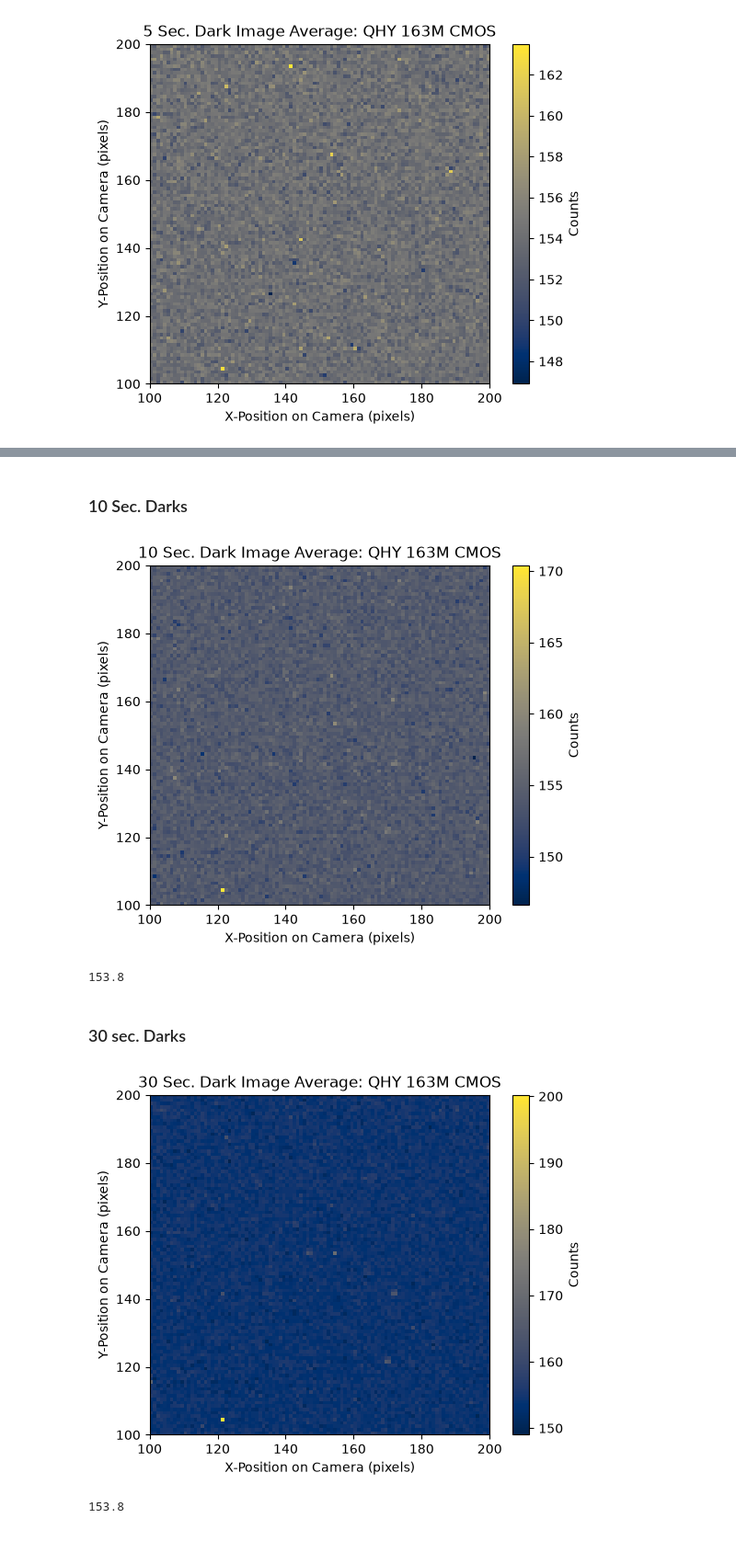
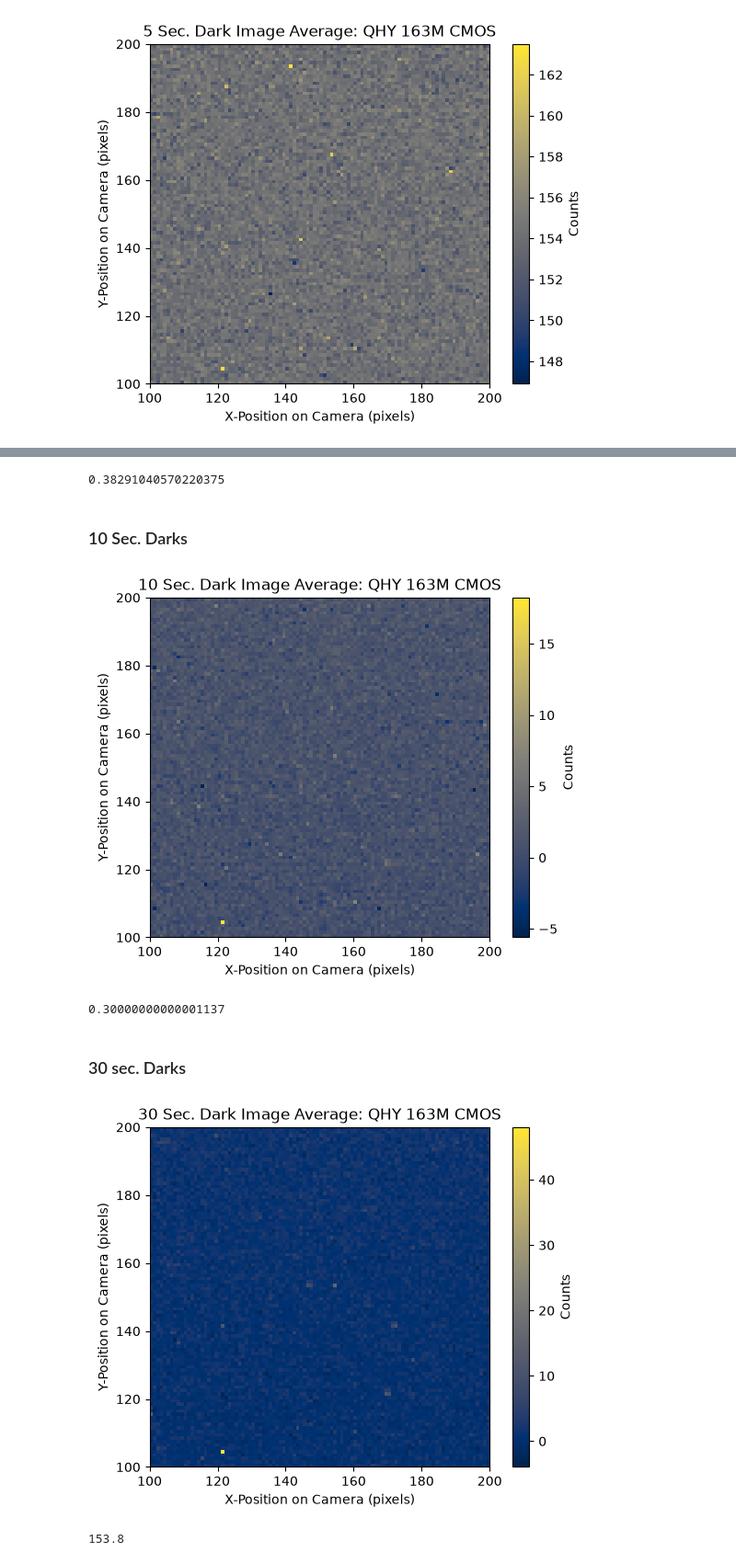
Before and after one commit to JadenSwan/ASTR362, a Jupyter notebook: lab_1copy.ipynb, the cells around one changed output, grey strips where cells are left out. Shown at 92% size. Cells and saved outputs as stored; diff of their text form; code cells hidden in the pictures.

Commit message:
corrected code at random noise section and subtracted bias from darks

```diff
--- a/lab_1copy.ipynb
+++ b/lab_1copy.ipynb
@@ -209,0 +204,8 @@ print(b)
+# %%
+##Darks with bias removed##
+def darknobias(dark, bias):
+    darkminusbias = np.zeros([3522,4656])
+    for i in range(3522):
+        for j in range(4656):
+            darkminusbias[i,j] = (dark[i,j]-bias[i,j])
+    return darkminusbias
@@ -210,3 +224,7 @@ print(b)
+# %%
+print(np.mean(spark_nobias))
+# %% [output]
+0.38291040570220375
 # %% [markdown]
 ### 10 Sec. Darks
 # %%
@@ -222,17 +241,17 @@ torch = img_average(dark10_dataarray)
 # %%
 # 10 Sec Dark Img. Avg #
-plt.imshow(torch[100:200,100:200], cmap = 'cividis',extent= [100,200,100,200])
+plt.imshow(torch_nobias[100:200,100:200], cmap = 'cividis',extent= [100,200,100,200])
 plt.colorbar(label = 'Counts')
 plt.xlabel('X-Position on Camera (pixels)')
 plt.ylabel('Y-Position on Camera (pixels)')
 plt.title('10 Sec. Dark Image Average: QHY 163M CMOS')
 plt.savefig('dark_10sec_imgavg.png')
 # %% [output]
-[figure, old version]
+[figure, new version]
 # %%
-print(np.median(torch))
+print(np.median(torch_nobias))
 # %% [output]
-153.8
+0.30000000000001137
 # %% [markdown]
 ### 30 sec. Darks
 # %%
@@ -245,17 +264,18 @@ for i in range(dark30_length):
     twinkle = fits.open(dark30_array[i])
     dark30_dataarray[i,:,:] = real_cts(twinkle[0].data)
 light = img_average(dark30_dataarray)
+light_nobias = darknobias(light, flame)
 # %%
 # 30 Sec Dark Img. #
-plt.imshow(light[100:200,100:200], cmap = 'cividis',extent= [100,200,100,200])
+plt.imshow(light_nobias[100:200,100:200], cmap = 'cividis',extent= [100,200,100,200])
 plt.colorbar(label = 'Counts')
 plt.xlabel('X-Position on Camera (pixels)')
 plt.ylabel('Y-Position on Camera (pixels)')
 plt.title('30 Sec. Dark Image Average: QHY 163M CMOS')
 plt.savefig('dark_30sec_imgavg.png')
 #[0:100,100:200]
 # %% [output]
-[figure, old version]
+[figure, new version]
 # %%
 # Median of 30 Sec Dark Img. Average #
 print(np.median(light))
```
Also changed, not shown: parts of 17 cells of this notebook.
